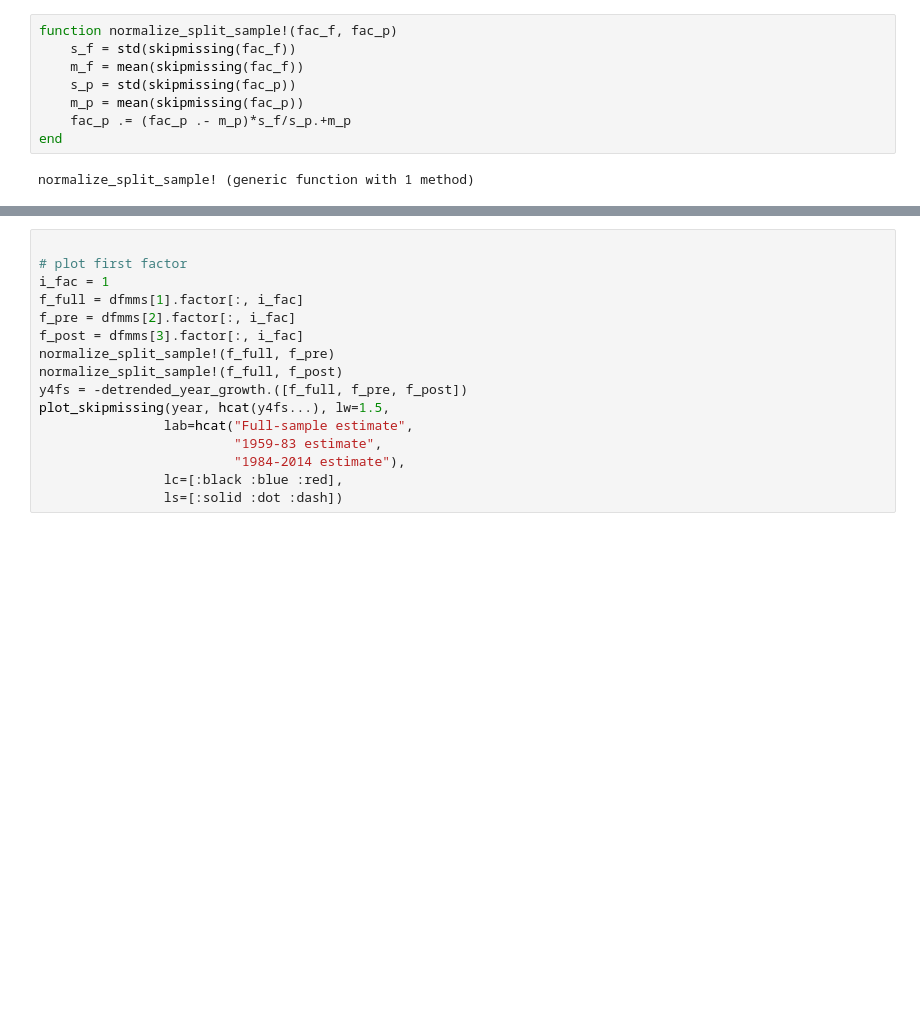
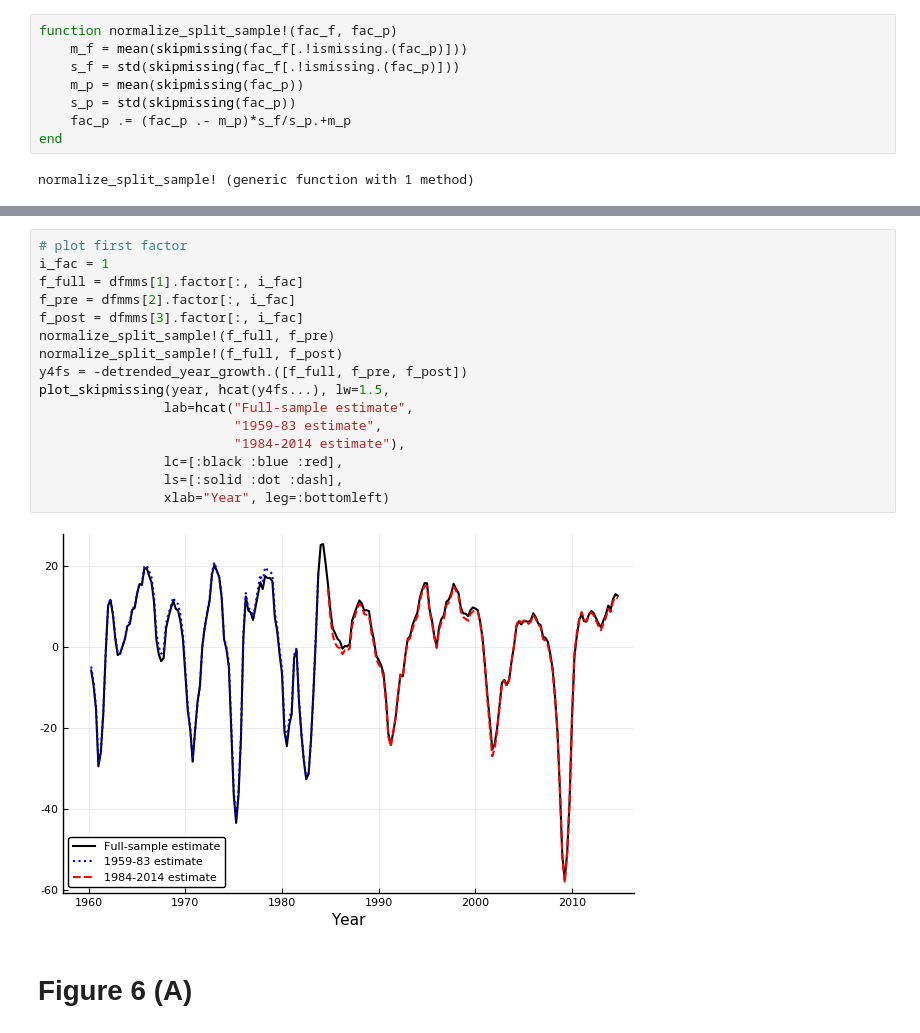
Before and after one commit to QuantEcon/dynamic_factor_models, a Jupyter notebook: Replicate.ipynb, the cells around one changed output, grey strips where cells are left out. Saved outputs shown, nothing was run; the diff lists cells and outputs as text; blank space fills up the shorter version.

```diff
--- a/Replicate.ipynb
+++ b/Replicate.ipynb
@@ -195,10 +328,10 @@ plot_skipmissing(year, hcat(y4, y4fs...), lw=1.5,
 # Figure 5
 # %%
 function normalize_split_sample!(fac_f, fac_p)
-    s_f = std(skipmissing(fac_f))
-    m_f = mean(skipmissing(fac_f))
+    m_f = mean(skipmissing(fac_f[.!ismissing.(fac_p)]))
+    s_f = std(skipmissing(fac_f[.!ismissing.(fac_p)]))
+    m_p = mean(skipmissing(fac_p))
     s_p = std(skipmissing(fac_p))
-    m_p = mean(skipmissing(fac_p))
     fac_p .= (fac_p .- m_p)*s_f/s_p.+m_p
 end
 # %% [output]
@@ -231,18 +364,22 @@ estimate!.(dfmms)
  nothing
  nothing
 # %%
-
 # plot first factor
 i_fac = 1
 f_full = dfmms[1].factor[:, i_fac]
 f_pre = dfmms[2].factor[:, i_fac]
 f_post = dfmms[3].factor[:, i_fac]
 normalize_split_sample!(f_full, f_pre)
 normalize_split_sample!(f_full, f_post)
 y4fs = -detrended_year_growth.([f_full, f_pre, f_post])
 plot_skipmissing(year, hcat(y4fs...), lw=1.5,
                 lab=hcat("Full-sample estimate",
                          "1959-83 estimate",
                          "1984-2014 estimate"),
                 lc=[:black :blue :red],
-                ls=[:solid :dot :dash])
+                ls=[:solid :dot :dash],
+                xlab="Year", leg=:bottomleft)
+# %% [output]
+[figure, added]
+# %% [markdown]
+# Figure 6 (A)
```
Also changed, not shown: parts of 34 cells of this notebook, 2 other files.
